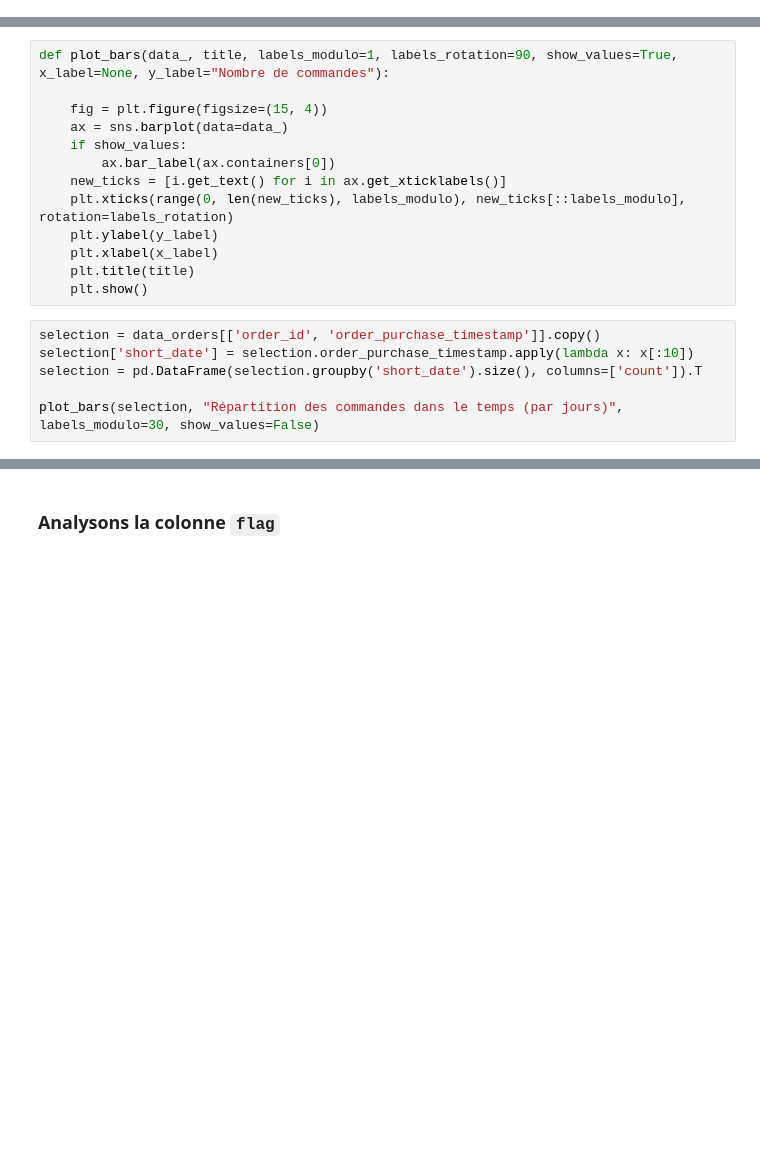
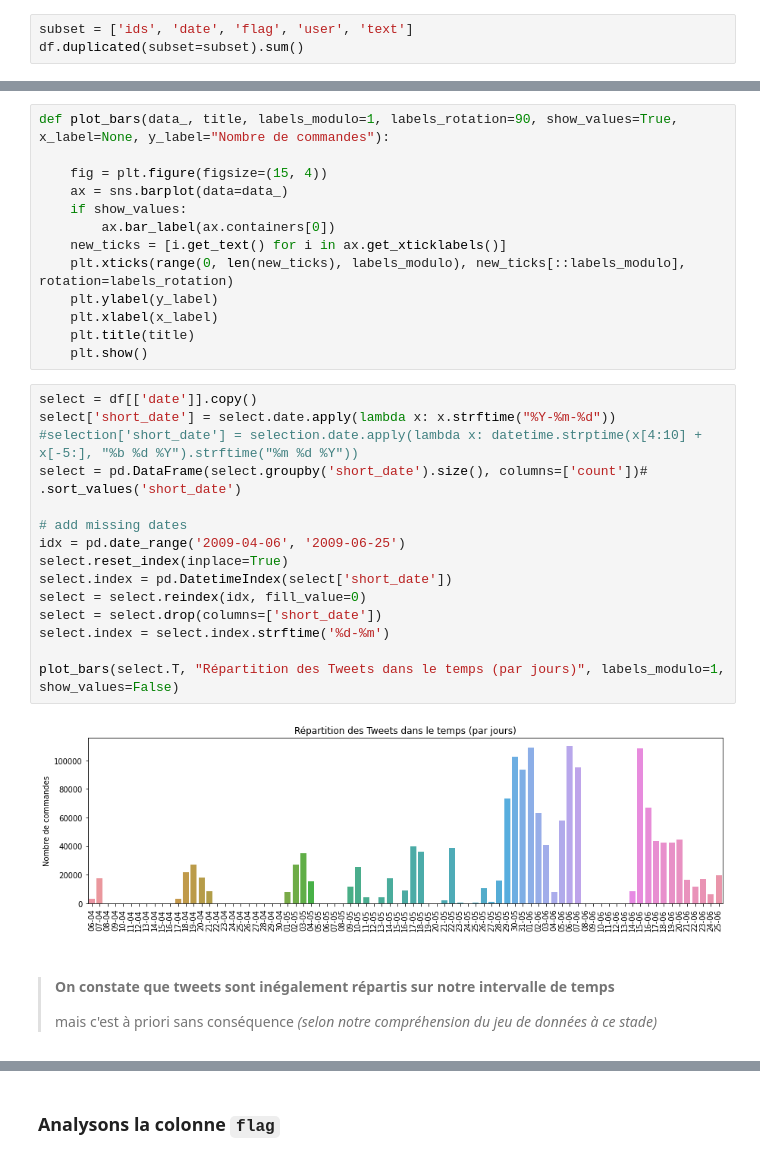
Before and after one commit to Valkea/OC_AI_07, a Jupyter notebook: 01_EDA.ipynb, the cells around one changed output, grey strips where cells are left out. Cells and saved outputs as stored; diff of their text form; blank space fills up the shorter version.

```diff
--- a/01_EDA.ipynb
+++ b/01_EDA.ipynb
@@ -89,0 +100,3 @@ df.head(2)
+# %%
+subset = ['ids', 'date', 'flag', 'user', 'text']
+df.duplicated(subset=subset).sum()
@@ -210,8 +274,22 @@ def plot_bars(data_, title, labels_modulo=1, labels_rotation=90, show_values=Tru
     plt.title(title)
     plt.show()
 # %%
-selection = data_orders[['order_id', 'order_purchase_timestamp']].copy()
-selection['short_date'] = selection.order_purchase_timestamp.apply(lambda x: x[:10])
-selection = pd.DataFrame(selection.groupby('short_date').size(), columns=['count']).T
+select = df[['date']].copy()
+select['short_date'] = select.date.apply(lambda x: x.strftime("%Y-%m-%d"))
+#selection['short_date'] = selection.date.apply(lambda x: datetime.strptime(x[4:10] + x[-5:], "%b %d %Y").strftime("%m %d %Y"))
+select = pd.DataFrame(select.groupby('short_date').size(), columns=['count'])# .sort_values('short_date')
 
-plot_bars(selection, "Répartition des commandes dans le temps (par jours)", labels_modulo=30, show_values=False)
+# add missing dates
+idx = pd.date_range('2009-04-06', '2009-06-25')
+select.reset_index(inplace=True)
+select.index = pd.DatetimeIndex(select['short_date'])
+select = select.reindex(idx, fill_value=0)
+select = select.drop(columns=['short_date'])
+select.index = select.index.strftime('%d-%m')
+
+plot_bars(select.T, "Répartition des Tweets dans le temps (par jours)", labels_modulo=1, show_values=False)
+# %% [output]
+[figure, added]
+# %% [markdown]
+>#### On constate que tweets sont inégalement répartis sur notre intervalle de temps
+> mais c'est à priori sans conséquence *(selon notre compréhension du jeu de données à ce stade)*
```
Also changed, not shown: parts of 46 cells of this notebook.
